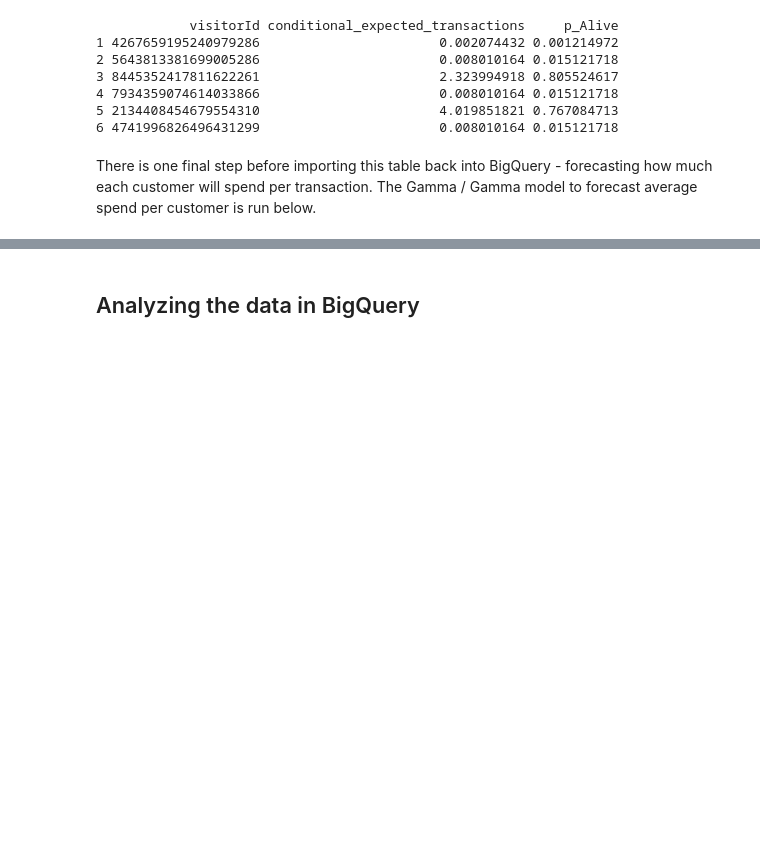
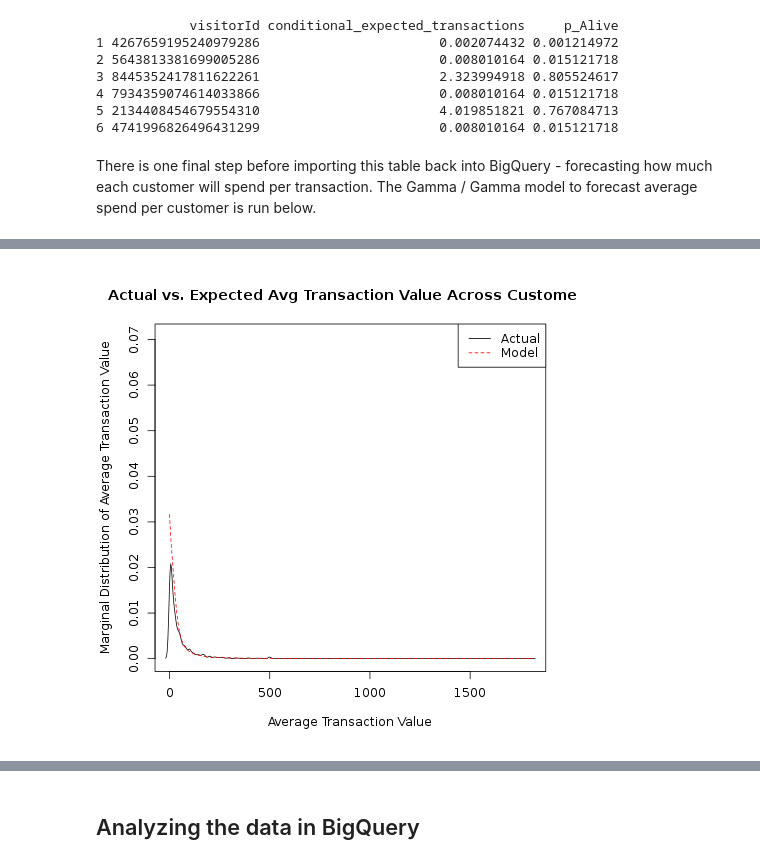
Before and after one commit to grano/clv-bq, a Jupyter notebook: clv-bq-notebook.ipynb, the cells around one changed output, grey strips where cells are left out. Saved outputs shown, nothing was run; the diff lists cells and outputs as text; code cells hidden in the pictures; blank space fills up the shorter version.

```diff
--- a/clv-bq-notebook.ipynb
+++ b/clv-bq-notebook.ipynb
@@ -322,7 +322,9 @@ head(output)
 There is one final step before importing this table back into BigQuery - forecasting how much each customer will spend per transaction. The Gamma / Gamma model to forecast average spend per customer is run below.
 # %%
 %%R
-cal.cbt <- dc.CreateSpendCBT(elog, is.avg.spend = FALSE)
+#cal.cbt <- dc.CreateSpendCBT(elog, is.avg.spend = FALSE)
+cal.cbt <- dc.ElogToCbsCbt(elog, per="day", T.cal=end.of.cal.period, cohort.birth.per=as.Date(cohort_end_date), statistic="total.spend")
+cal.cbt <- cal.cbt$cal$cbt
 calculateAvgSpend <- function(cbt.row) {
     purchaseCols = which(cbt.row != 0)
     sum(cbt.row[purchaseCols]) / length(purchaseCols)
@@ -330,6 +332,6 @@ calculateAvgSpend <- function(cbt.row) {
 
 m.x <- apply(cal.cbt, 1, calculateAvgSpend)
 m.x[which(is.na(m.x))] <- 0
-length(cal.cbs[,1])
-#spendParams <- spend.EstimateParameters(m.x, cal.cbs[,1])
+spendParams <- spend.EstimateParameters(m.x, cal.cbs[,1])
+print(spendParams)
 # %% [output]
@@ -337,0 +356,36 @@ length(cal.cbs[,1])
+# %%
+%%R
+spend.plot.average.transaction.value <- function(params, m.x.vector, x.vector,
+    xlab = "Average Transaction Value", ylab = "Marginal Distribution of Average Transaction Value",
+    title = "Actual vs. Expected Average Transaction Value Across Customers") {
+
+    if (any(m.x.vector < 0) || !is.numeric(m.x.vector))
+        stop("m.x must be numeric and may not contain negative numbers.")
+    if (any(x.vector < 0) || !is.numeric(x.vector))
+        stop("x must be numeric and may not contain negative numbers.")
+
+    if (any(x.vector == 0) || any(m.x.vector == 0)) {
+        warning("Customers with 0 transactions or 0 average spend in spend.plot.average.transaction.value have been removed before plotting.")
+    }
+
+    if (length(m.x.vector) != length(x.vector)) {
+        stop("m.x.vector and x.vector must be the same length.")
+    }
+
+    # remove any customers with zero repeat transactions
+    ave.spending <- m.x.vector[which(x.vector > 0)]
+    tot.transactions <- x.vector[which(x.vector > 0)]
+
+    f.m.x <- spend.marginal.likelihood(params, ave.spending, tot.transactions)
+    plot(ave.spending, y = f.m.x, pch = 16, type = "n", xlab = xlab, ylab = ylab,
+        main = title)
+    lines(density(ave.spending, bw = "nrd", adjust = 0.6), col = 1, lty = 1)
+    lines(smooth.spline(ave.spending, y = f.m.x, w = tot.transactions, df = 15),
+        col = 2, lty = 2)
+    legend("topright", legend = c("Actual", "Model"), col = 1:2, lty = 1:2, lwd = 1)
+}
+# %%
+%%R
+spend.plot.average.transaction.value(spendParams, m.x, cal.cbs[,1], title = "Actual vs. Expected Avg Transaction Value Across Customers")
+# %% [output]
+[figure, added]
```
Also changed, not shown: parts of 12 cells of this notebook.
